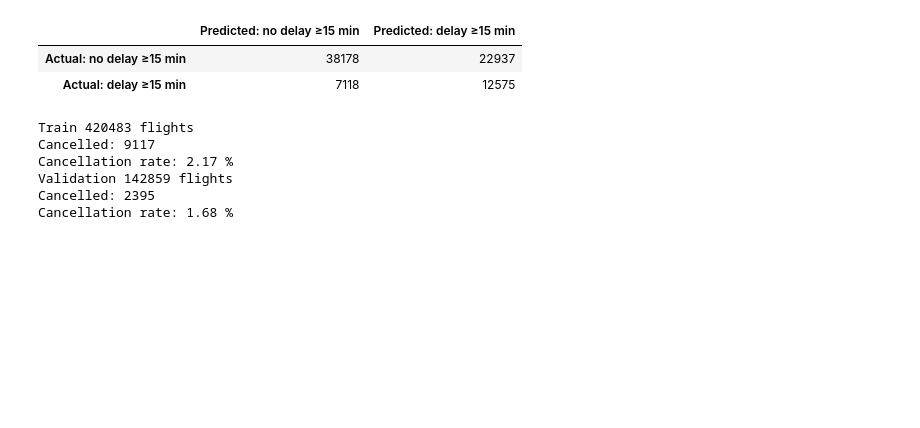
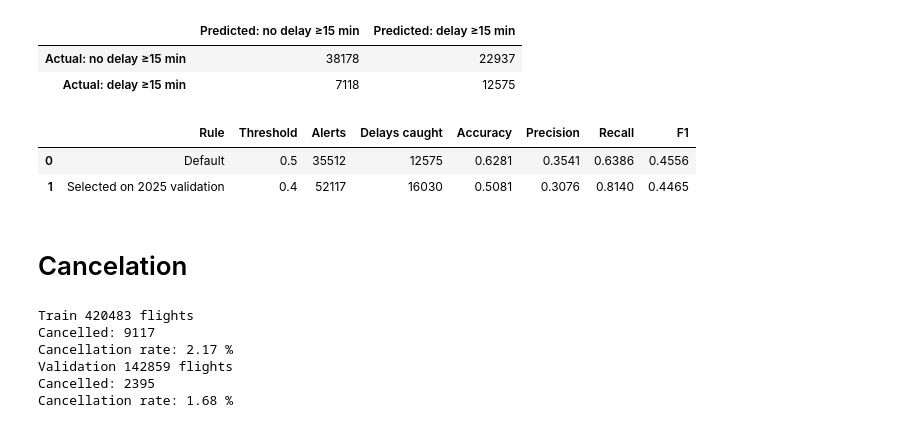
Before and after one commit to asher1371796-phy/CS506-Final-Project-Flight-Delay, a Jupyter notebook: Modeling.ipynb, the cells around one changed output. Cells and saved outputs as stored; diff of their text form; code cells hidden in the pictures; blank space fills up the shorter version.

```diff
--- a/Modeling.ipynb
+++ b/Modeling.ipynb
@@ -251,6 +294,34 @@ F1: 0.4556
 |  | Predicted: no delay ≥15 min | Predicted: delay ≥15 min |
 | Actual: no delay ≥15 min | 38178 | 22937 |
 | Actual: delay ≥15 min | 7118 | 12575 |
+# %%
+# Use the same final model to compare the default threshold and the threshold selected on 2025 validation
+delay_test_scores = final_model.predict_proba(X_test)[:, 1]
+delay_test_pred = (delay_test_scores > best_delay_threshold).astype(int)
+
+delay_test_results = []
+for rule, threshold, pred in [
+    ("Default", 0.5, test_pred),
+    ("Selected on 2025 validation", best_delay_threshold, delay_test_pred),
+]:
+    delay_test_results.append({
+        "Rule": rule,
+        "Threshold": threshold,
+        "Alerts": int(pred.sum()),
+        "Delays caught": int(((pred == 1) & (y_test == 1)).sum()),
+        "Accuracy": accuracy_score(y_test, pred),
+        "Precision": precision_score(y_test, pred, zero_division=0),
+        "Recall": recall_score(y_test, pred, zero_division=0),
+        "F1": f1_score(y_test, pred, zero_division=0),
+    })
+
+pd.DataFrame(delay_test_results).round(4)
+# %% [output]
+|  | Rule | Threshold | Alerts | Delays caught | Accuracy | Precision | Recall | F1 |
+| 0 | Default | 0.5 | 35512 | 12575 | 0.6281 | 0.3541 | 0.6386 | 0.4556 |
+| 1 | Selected on 2025 validation | 0.4 | 52117 | 16030 | 0.5081 | 0.3076 | 0.8140 | 0.4465 |
+# %% [markdown]
+# Cancelation
 # %%
 cancel = pd.read_csv(Path("Data") / "cancel_model_sample.csv")
 
```
Also changed, not shown: parts of 34 cells of this notebook, 1 other file.
